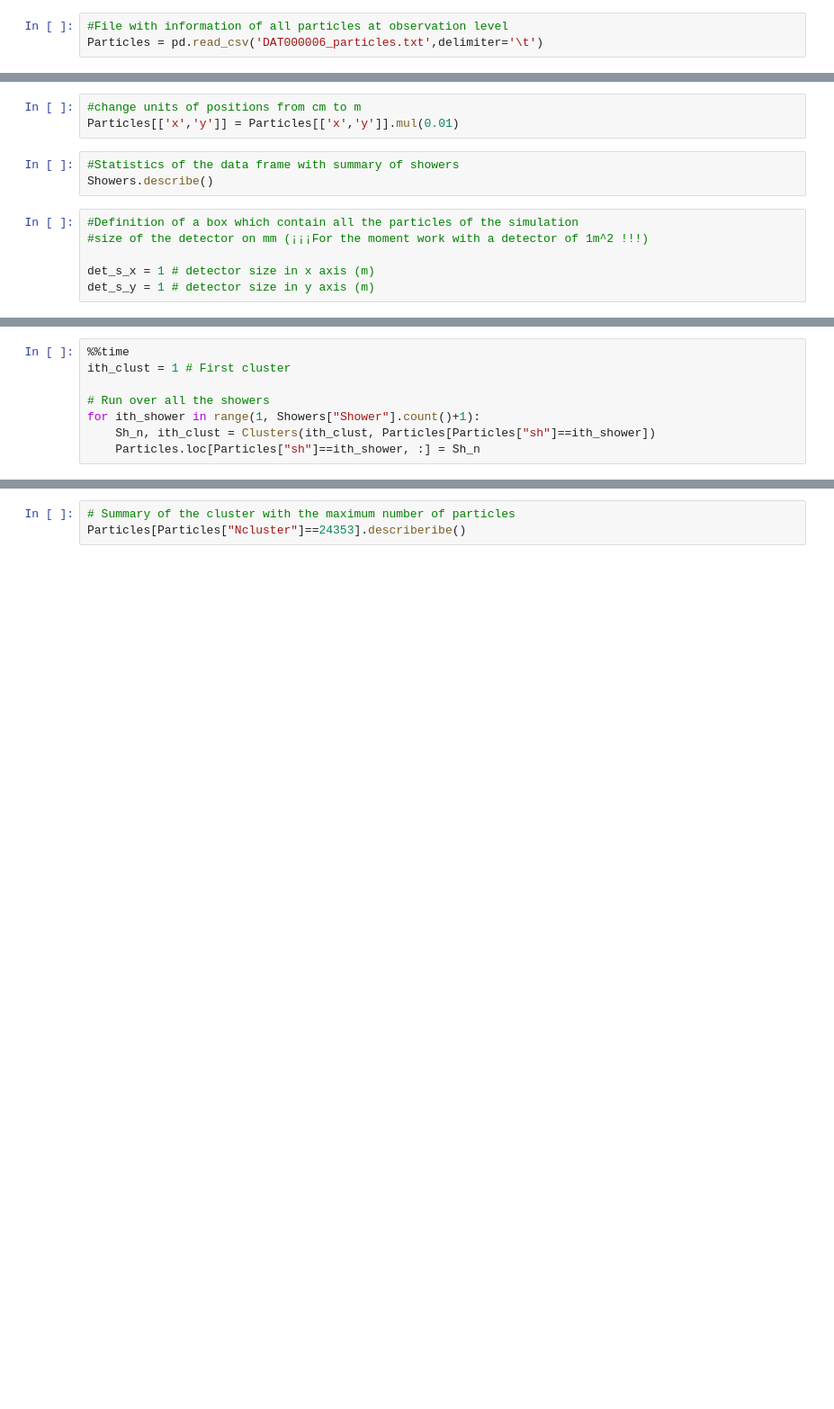
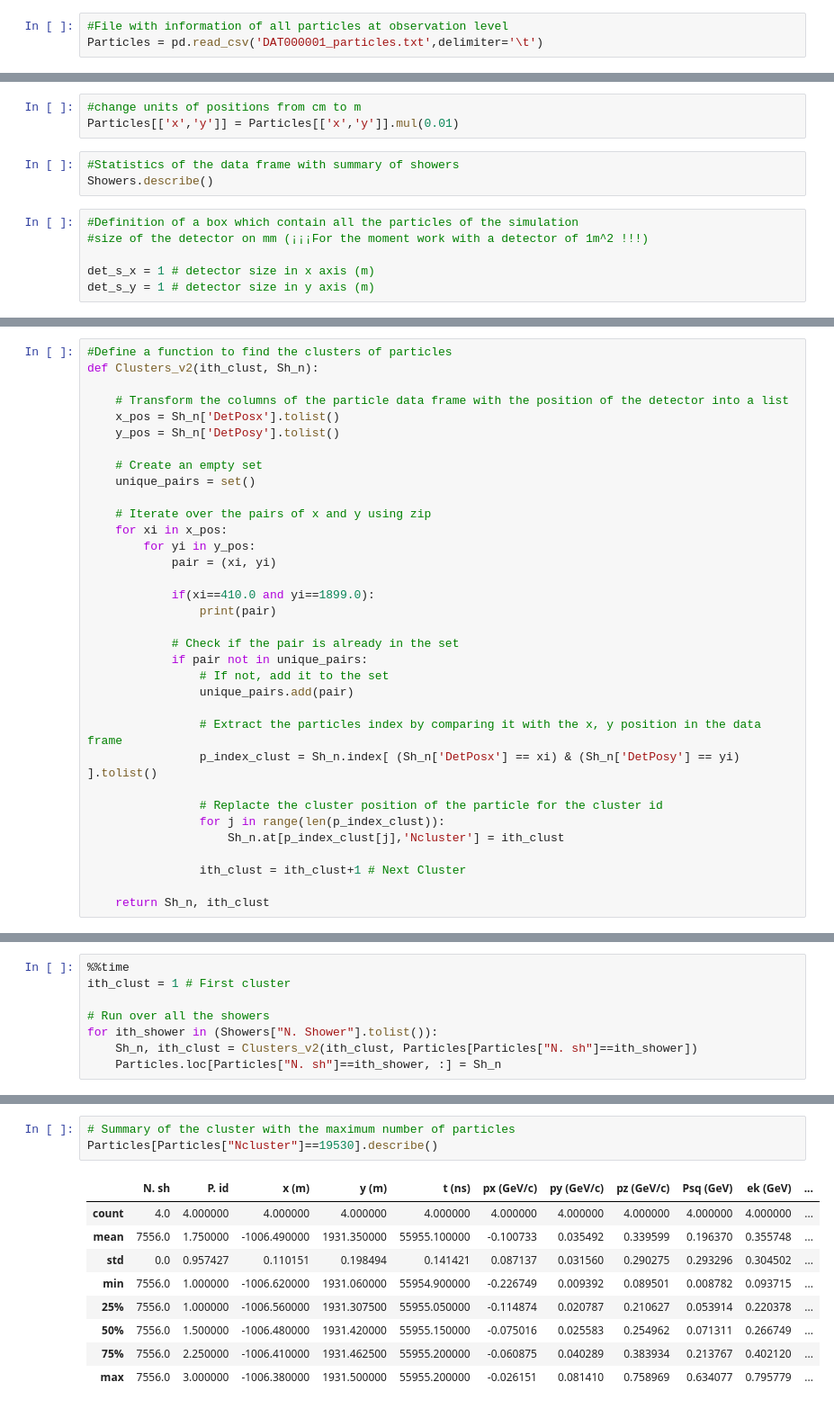
Before and after one commit to camilojtorresc/CosmicRays_ClusterAnalysis, a Jupyter notebook: clusters_analysis_v4.ipynb, the cells around one changed output, grey strips where cells are left out. Shown: that part at 90% size. Cells and saved outputs as stored; diff of their text form; blank space fills up the shorter version.

Commit message:
cluster analysis v6

```diff
--- a/clusters_analysis_v4.ipynb
+++ b/clusters_analysis_v4.ipynb
@@ -15,6 +15,6 @@ Showers = pd.read_csv('DAT000006_showers.txt',delimiter='\t')
 # %%
 #File with information of all particles at observation level
-Particles = pd.read_csv('DAT000006_particles.txt',delimiter='\t')
+Particles = pd.read_csv('DAT000001_particles.txt',delimiter='\t')
 # %%
 #Change the units of first interaction point from cm to km
 Showers['Zfirst'] = Showers['Zfirst'].mul(1e-5)
@@ -70,3 +85,37 @@ def Clusters(ith_clust, Sh_n):
             ith_clust = ith_clust+1 # Next Cluster
 
     return Sh_n, ith_clust
+# %%
+#Define a function to find the clusters of particles
+def Clusters_v2(ith_clust, Sh_n):
+
+    # Transform the columns of the particle data frame with the position of the detector into a list
+    x_pos = Sh_n['DetPosx'].tolist()
+    y_pos = Sh_n['DetPosy'].tolist()
+
+    # Create an empty set
+    unique_pairs = set()
+
+    # Iterate over the pairs of x and y using zip
+    for xi in x_pos:
+        for yi in y_pos:
+            pair = (xi, yi)
+
+            if(xi==410.0 and yi==1899.0):
+                print(pair)
+
+            # Check if the pair is already in the set
+            if pair not in unique_pairs:
+                # If not, add it to the set
+                unique_pairs.add(pair)
+
+                # Extract the particles index by comparing it with the x, y position in the data frame
+                p_index_clust = Sh_n.index[ (Sh_n['DetPosx'] == xi) & (Sh_n['DetPosy'] == yi) ].tolist()
+
+                # Replacte the cluster position of the particle for the cluster id
+                for j in range(len(p_index_clust)):
+                    Sh_n.at[p_index_clust[j],'Ncluster'] = ith_clust
+
+                ith_clust = ith_clust+1 # Next Cluster
+
+    return Sh_n, ith_clust
@@ -75,6 +161,6 @@ def Clusters(ith_clust, Sh_n):
 ith_clust = 1 # First cluster
 
 # Run over all the showers
-for ith_shower in range(1, Showers["Shower"].count()+1):
-    Sh_n, ith_clust = Clusters(ith_clust, Particles[Particles["sh"]==ith_shower])
-    Particles.loc[Particles["sh"]==ith_shower, :] = Sh_n
+for ith_shower in (Showers["N. Shower"].tolist()):
+    Sh_n, ith_clust = Clusters_v2(ith_clust, Particles[Particles["N. sh"]==ith_shower])
+    Particles.loc[Particles["N. sh"]==ith_shower, :] = Sh_n
@@ -88,4 +182,14 @@ print(df_sn["Ncluster"].value_counts().idxmax())
 # %%
 # Summary of the cluster with the maximum number of particles
-Particles[Particles["Ncluster"]==24353].describeribe()
+Particles[Particles["Ncluster"]==19530].describe()
+# %% [output]
+|  | N. sh | P. id | x (m) | y (m) | t (ns) | px (GeV/c) | py (GeV/c) | pz (GeV/c) | Psq (GeV) | ek (GeV) | ... |
+| count | 4.0 | 4.000000 | 4.000000 | 4.000000 | 4.000000 | 4.000000 | 4.000000 | 4.000000 | 4.000000 | 4.000000 | ... |
+| mean | 7556.0 | 1.750000 | -1006.490000 | 1931.350000 | 55955.100000 | -0.100733 | 0.035492 | 0.339599 | 0.196370 | 0.355748 | ... |
+| std | 0.0 | 0.957427 | 0.110151 | 0.198494 | 0.141421 | 0.087137 | 0.031560 | 0.290275 | 0.293296 | 0.304502 | ... |
+| min | 7556.0 | 1.000000 | -1006.620000 | 1931.060000 | 55954.900000 | -0.226749 | 0.009392 | 0.089501 | 0.008782 | 0.093715 | ... |
+| 25% | 7556.0 | 1.000000 | -1006.560000 | 1931.307500 | 55955.050000 | -0.114874 | 0.020787 | 0.210627 | 0.053914 | 0.220378 | ... |
+| 50% | 7556.0 | 1.500000 | -1006.480000 | 1931.420000 | 55955.150000 | -0.075016 | 0.025583 | 0.254962 | 0.071311 | 0.266749 | ... |
+| 75% | 7556.0 | 2.250000 | -1006.410000 | 1931.462500 | 55955.200000 | -0.060875 | 0.040289 | 0.383934 | 0.213767 | 0.402120 | ... |
+| max | 7556.0 | 3.000000 | -1006.380000 | 1931.500000 | 55955.200000 | -0.026151 | 0.081410 | 0.758969 | 0.634077 | 0.795779 | ... |
 # %%
```
Also changed, not shown: parts of 12 cells of this notebook, 10 other files.
